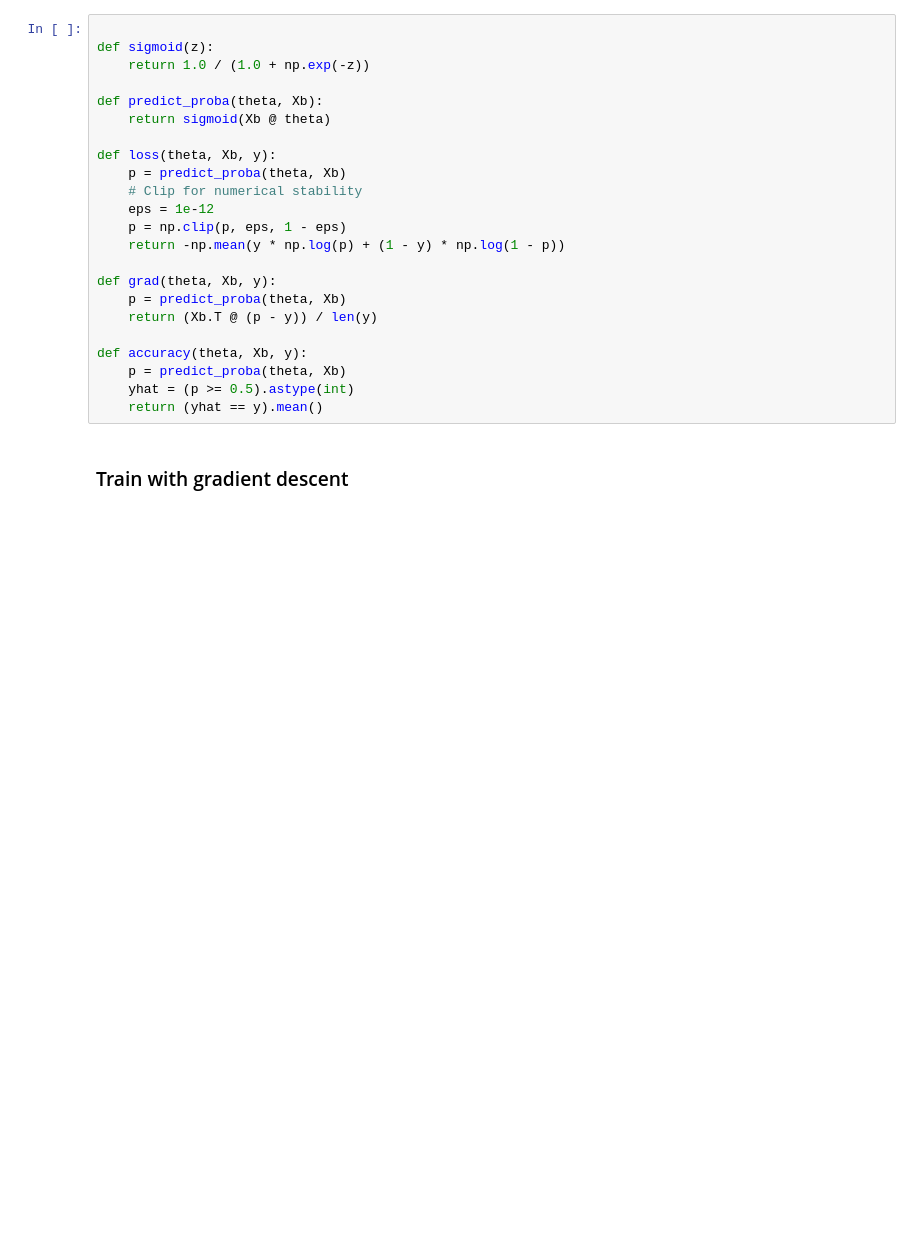
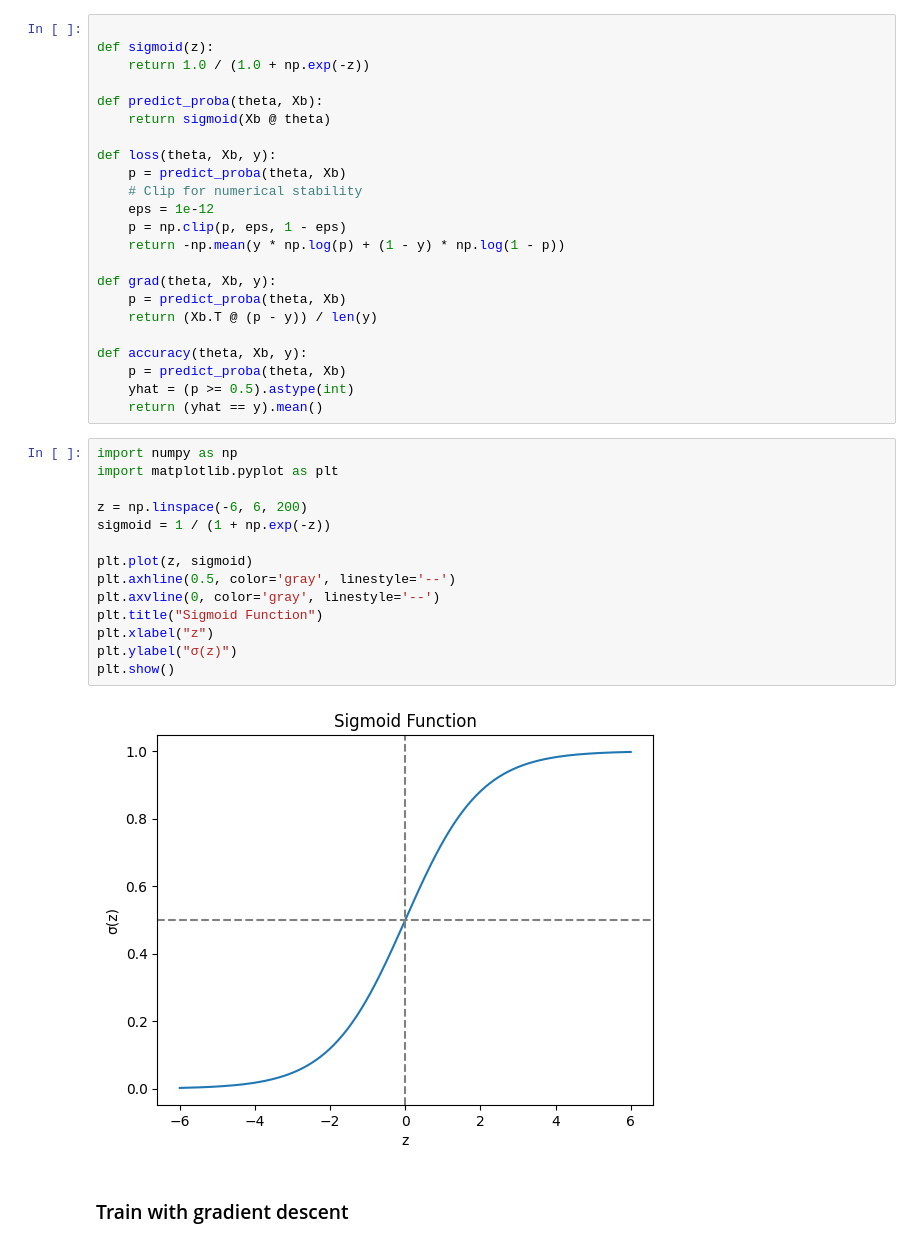
Before and after one commit to ibrahim1023/ml-fundamentals, a Jupyter notebook: Logistic_Regression_GD.ipynb, the cells around one changed output. Saved outputs shown, nothing was run; the diff lists cells and outputs as text; blank space fills up the shorter version.

```diff
--- a/Logsitic_Regression_GD.ipynb
+++ b/Logistic_Regression_GD.ipynb
@@ -122,6 +120,22 @@ def accuracy(theta, Xb, y):
     p = predict_proba(theta, Xb)
     yhat = (p >= 0.5).astype(int)
     return (yhat == y).mean()
+# %%
+import numpy as np
+import matplotlib.pyplot as plt
+
+z = np.linspace(-6, 6, 200)
+sigmoid = 1 / (1 + np.exp(-z))
+
+plt.plot(z, sigmoid)
+plt.axhline(0.5, color='gray', linestyle='--')
+plt.axvline(0, color='gray', linestyle='--')
+plt.title("Sigmoid Function")
+plt.xlabel("z")
+plt.ylabel("σ(z)")
+plt.show()
+# %% [output]
+[figure, added]
 # %% [markdown]
 
 ### Train with gradient descent
```
Also changed, not shown: parts of 1 cell of this notebook.
